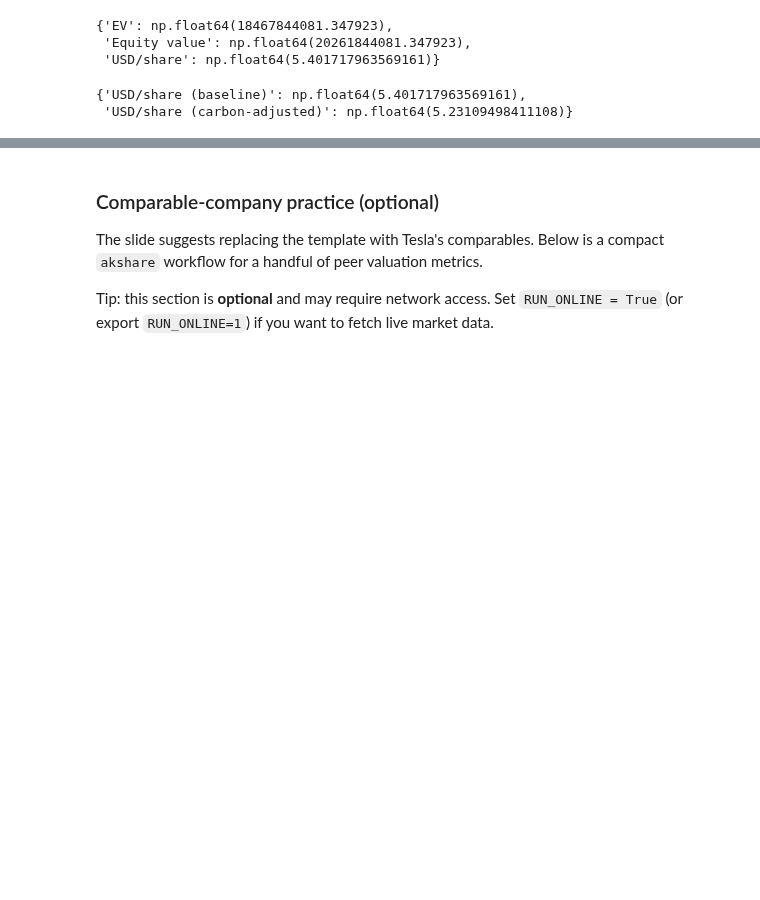
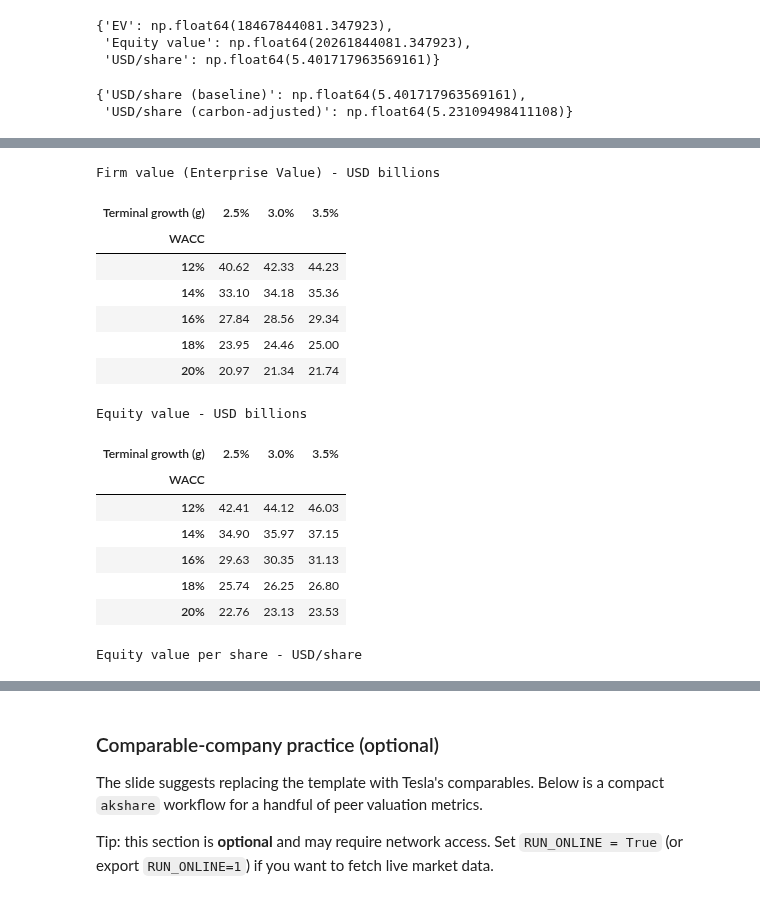
Before and after one commit to yebarryallen/ESG, a Jupyter notebook: lecture_6_valuation.ipynb, the cells around one changed output, grey strips where cells are left out. Saved outputs shown, nothing was run; the diff lists cells and outputs as text; code cells hidden in the pictures; blank space fills up the shorter version.

```diff
--- a/lecture_6_valuation.ipynb
+++ b/lecture_6_valuation.ipynb
@@ -243,3 +248,77 @@ Use the slide screenshot for the sensitivity table layout.
 ![](pic/0209_lecture6_firm_valuation/page-23.png)
 
 </details>
+# %%
+# Sensitivity analysis: firm value, equity value, and equity value per share
+wacc_grid = [0.20, 0.18, 0.16, 0.14, 0.12]
+g_grid = [0.025, 0.03, 0.035]
+
+# Display order to match the slide layout (low -> high WACC; low -> high g)
+wacc_grid = sorted(wacc_grid)
+g_grid = sorted(g_grid)
+
+fcf = proj['FCF'].to_numpy()
+
+def firm_value_from_wacc_g(wacc, g):
+    tv = terminal_value_growing_perpetuity(fcf_t=fcf[-1], wacc=wacc, g=g)
+    return float(dcf_pv(fcf, wacc) + tv / (1 + wacc) ** len(fcf))
+
+index = [f"{w:.0%}" for w in wacc_grid]
+cols = [f"{g:.1%}" for g in g_grid]
+
+firm_value_b = pd.DataFrame(index=index, columns=cols, dtype=float)
+equity_value_b = pd.DataFrame(index=index, columns=cols, dtype=float)
+equity_value_per_share = pd.DataFrame(index=index, columns=cols, dtype=float)
+
+for w in wacc_grid:
+    for g in g_grid:
+        fv = firm_value_from_wacc_g(w, g)
+        ev = fv - net_debt
+        firm_value_b.loc[f"{w:.0%}", f"{g:.1%}"] = fv / 1e9
+        equity_value_b.loc[f"{w:.0%}", f"{g:.1%}"] = ev / 1e9
+        equity_value_per_share.loc[f"{w:.0%}", f"{g:.1%}"] = ev / shares
+
+for t in [firm_value_b, equity_value_b, equity_value_per_share]:
+    t.index.name = 'WACC'
+    t.columns.name = 'Terminal growth (g)'
+
+try:
+    from IPython.display import display
+except Exception:
+    display = None
+
+print('Firm value (Enterprise Value) - USD billions')
+if display:
+    display(firm_value_b.round(2))
+else:
+    print(firm_value_b.round(2))
+
+print('\nEquity value - USD billions')
+if display:
+    display(equity_value_b.round(2))
+else:
+    print(equity_value_b.round(2))
+
+print('\nEquity value per share - USD/share')
+if display:
+    display(equity_value_per_share.round(2))
+else:
+    print(equity_value_per_share.round(2))
+# %% [output]
+Firm value (Enterprise Value) - USD billions
+| Terminal growth (g) | 2.5% | 3.0% | 3.5% |
+| WACC |  |  |  |
+| 12% | 40.62 | 42.33 | 44.23 |
+| 14% | 33.10 | 34.18 | 35.36 |
+| 16% | 27.84 | 28.56 | 29.34 |
+| 18% | 23.95 | 24.46 | 25.00 |
+| 20% | 20.97 | 21.34 | 21.74 |
+Equity value - USD billions
+| Terminal growth (g) | 2.5% | 3.0% | 3.5% |
+| WACC |  |  |  |
+| 12% | 42.41 | 44.12 | 46.03 |
+| 14% | 34.90 | 35.97 | 37.15 |
+| 16% | 29.63 | 30.35 | 31.13 |
+| 18% | 25.74 | 26.25 | 26.80 |
+| 20% | 22.76 | 23.13 | 23.53 |
+Equity value per share - USD/share
```
Also changed, not shown: parts of 4 cells of this notebook.
